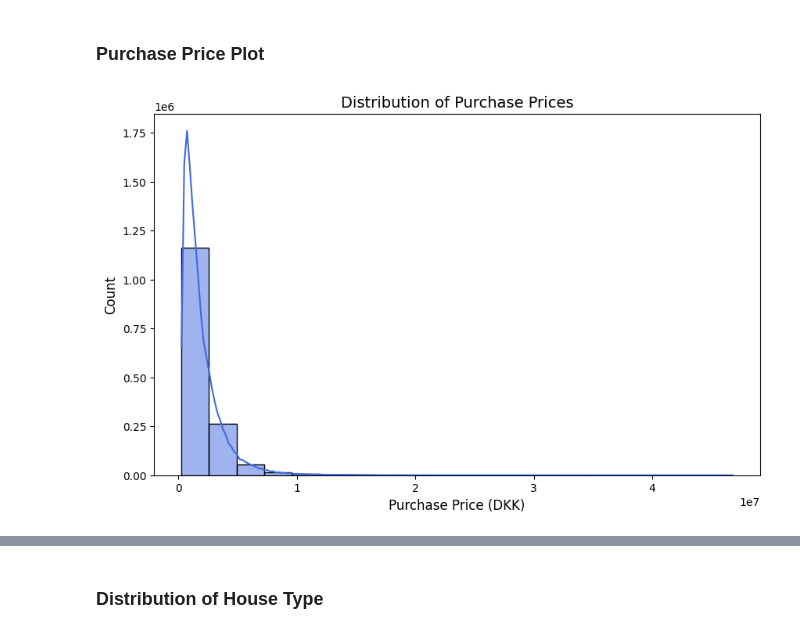
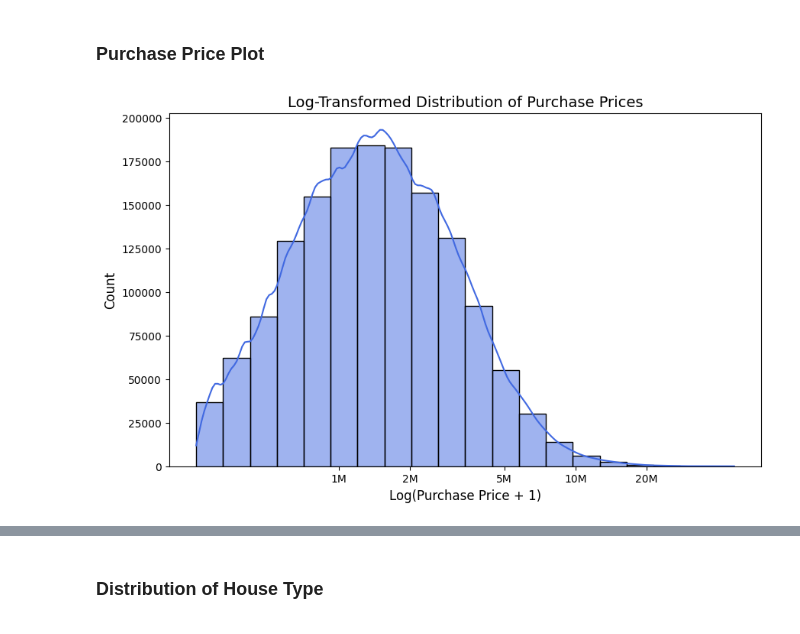
Before and after one commit to BPMRohde/AML, a Jupyter notebook: plots.ipynb, the cells around one changed output, grey strips where cells are left out. Cells and saved outputs as stored; diff of their text form; code cells hidden in the pictures.

```diff
--- a/plots.ipynb
+++ b/plots.ipynb
@@ -22,10 +23,16 @@ df.head()
 ### Purchase Price Plot
 # %%
 plt.figure(figsize=(10, 6))
-sns.histplot(df['purchase_price'], bins=20, kde=True, color='royalblue')
-plt.title('Distribution of Purchase Prices', fontsize=14)
-plt.xlabel('Purchase Price (DKK)', fontsize=12)
+# Log-transformer data (tilføj 1 for at undgå log(0))
+sns.histplot(np.log1p(df['purchase_price']), bins=20, kde=True, color='royalblue')
+plt.title('Log-Transformed Distribution of Purchase Prices', fontsize=14)
+plt.xlabel('Log(Purchase Price + 1)', fontsize=12)
 plt.ylabel('Count', fontsize=12)
+
+# Tilføj originale x-aksens værdier som ticks
+xticks = [1000000, 2000000, 5000000, 10000000, 20000000]
+plt.xticks(ticks=np.log1p(xticks), labels=[f'{x/1e6:.0f}M' for x in xticks])
+
 plt.show()
 # %% [output]
-[figure, old version]
+[figure, new version]
```
Also changed, not shown: parts of 2 cells of this notebook, 1 other file.
